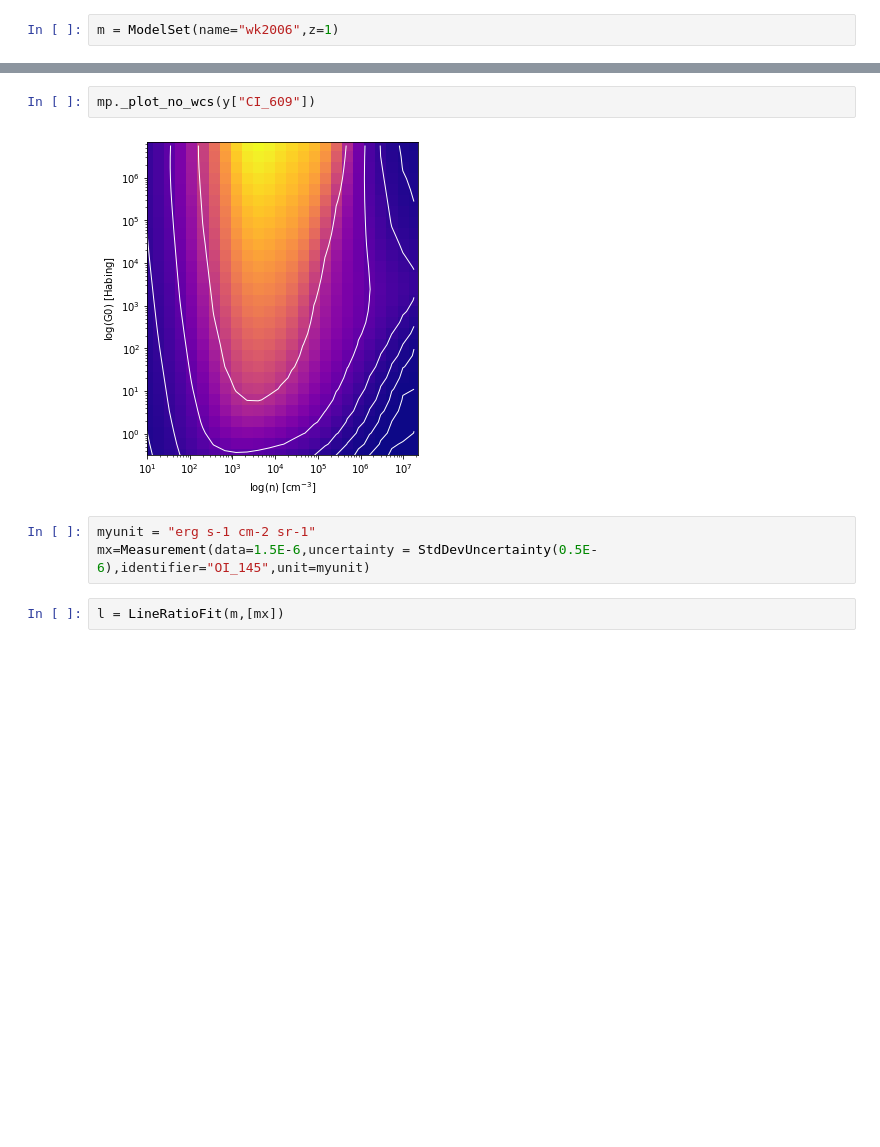
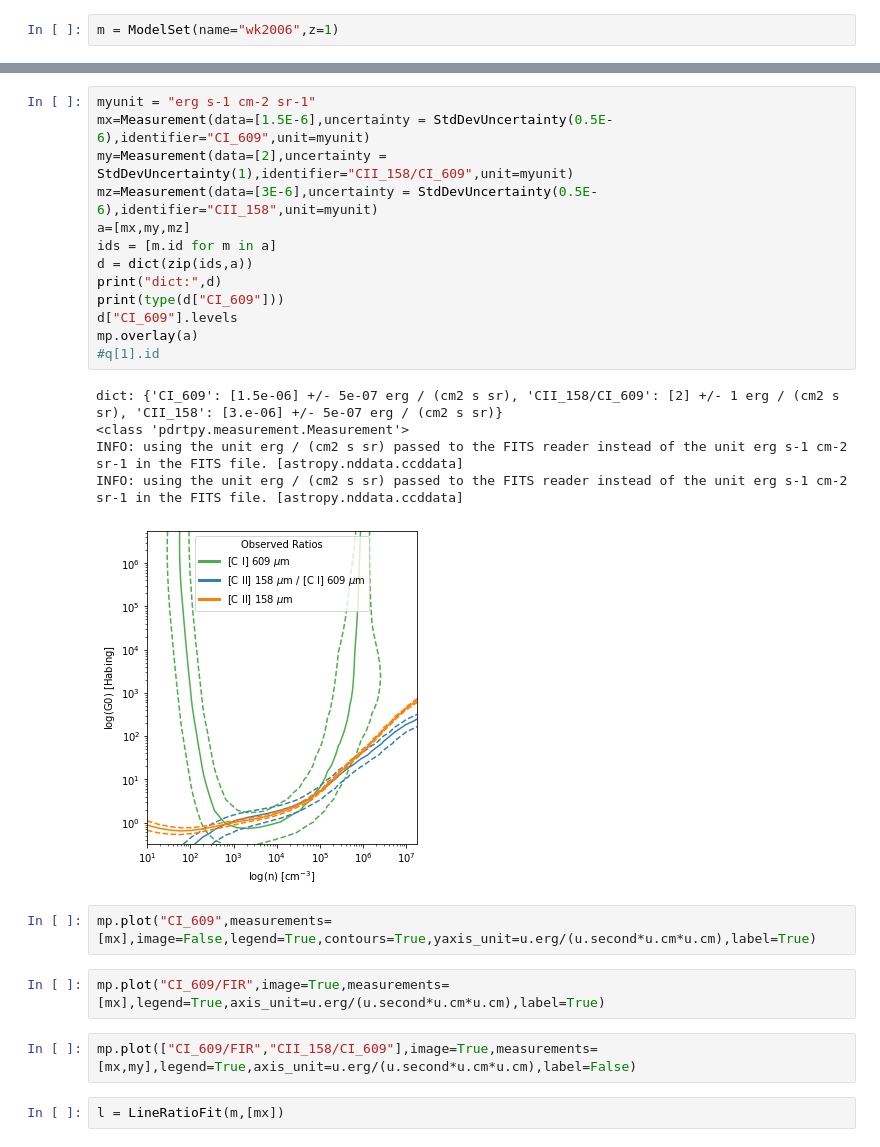
Before and after one commit to mpound/pdrtpy, a Jupyter notebook: Debug.ipynb, the cells around one changed output, grey strips where cells are left out. Saved outputs shown, nothing was run; the diff lists cells and outputs as text; blank space fills up the shorter version.

```diff
--- a/Debug.ipynb
+++ b/Debug.ipynb
@@ -32,10 +73,28 @@ q=m.get_models(['CII_158'],model_type='intensity')
-# %%
-mp._plot_no_wcs(y["CI_609"])
-# %% [output]
-[figure, removed]
-# %%
-myunit = "erg s-1 cm-2 sr-1"
-mx=Measurement(data=1.5E-6,uncertainty = StdDevUncertainty(0.5E-6),identifier="OI_145",unit=myunit)
+# %%
+myunit = "erg s-1 cm-2 sr-1"
+mx=Measurement(data=[1.5E-6],uncertainty = StdDevUncertainty(0.5E-6),identifier="CI_609",unit=myunit)
+my=Measurement(data=[2],uncertainty = StdDevUncertainty(1),identifier="CII_158/CI_609",unit=myunit)
+mz=Measurement(data=[3E-6],uncertainty = StdDevUncertainty(0.5E-6),identifier="CII_158",unit=myunit)
+a=[mx,my,mz]
+ids = [m.id for m in a]
+d = dict(zip(ids,a))
+print("dict:",d)
+print(type(d["CI_609"]))
+d["CI_609"].levels
+mp.overlay(a)
+#q[1].id
+# %% [output]
+dict: {'CI_609': [1.5e-06] +/- 5e-07 erg / (cm2 s sr), 'CII_158/CI_609': [2] +/- 1 erg / (cm2 s sr), 'CII_158': [3.e-06] +/- 5e-07 erg / (cm2 s sr)}
+<class 'pdrtpy.measurement.Measurement'>
+INFO: using the unit erg / (cm2 s sr) passed to the FITS reader instead of the unit erg s-1 cm-2 sr-1 in the FITS file. [astropy.nddata.ccddata]
+INFO: using the unit erg / (cm2 s sr) passed to the FITS reader instead of the unit erg s-1 cm-2 sr-1 in the FITS file. [astropy.nddata.ccddata]
+[figure, added]
+# %%
+mp.plot("CI_609",measurements=[mx],image=False,legend=True,contours=True,yaxis_unit=u.erg/(u.second*u.cm*u.cm),label=True)
+# %%
+mp.plot("CI_609/FIR",image=True,measurements=[mx],legend=True,axis_unit=u.erg/(u.second*u.cm*u.cm),label=True)
+# %%
+mp.plot(["CI_609/FIR","CII_158/CI_609"],image=True,measurements=[mx,my],legend=True,axis_unit=u.erg/(u.second*u.cm*u.cm),label=False)
 # %%
 l = LineRatioFit(m,[mx])
 # %%
```
Also changed, not shown: parts of 9 cells of this notebook, 3 other files.
